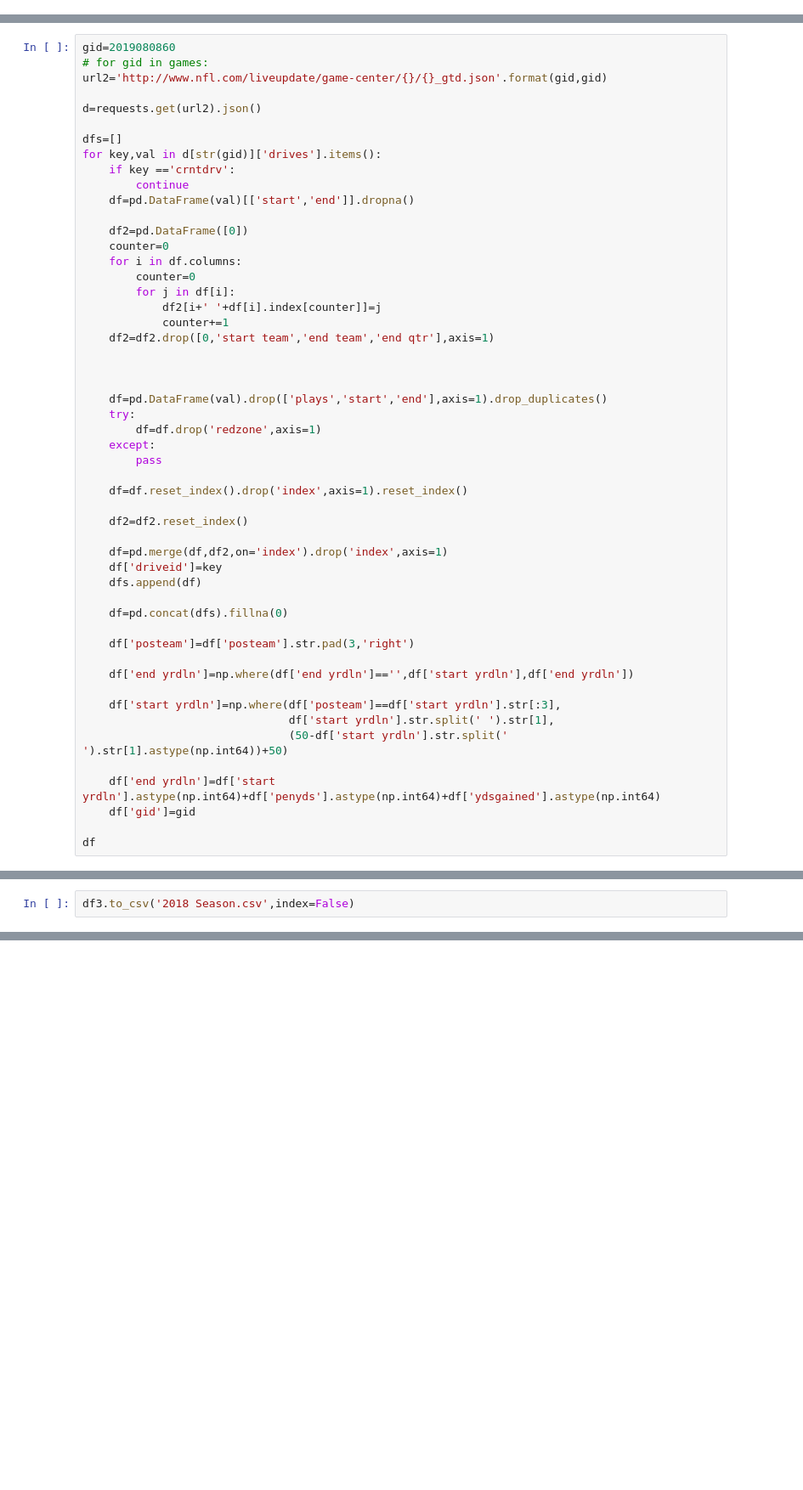
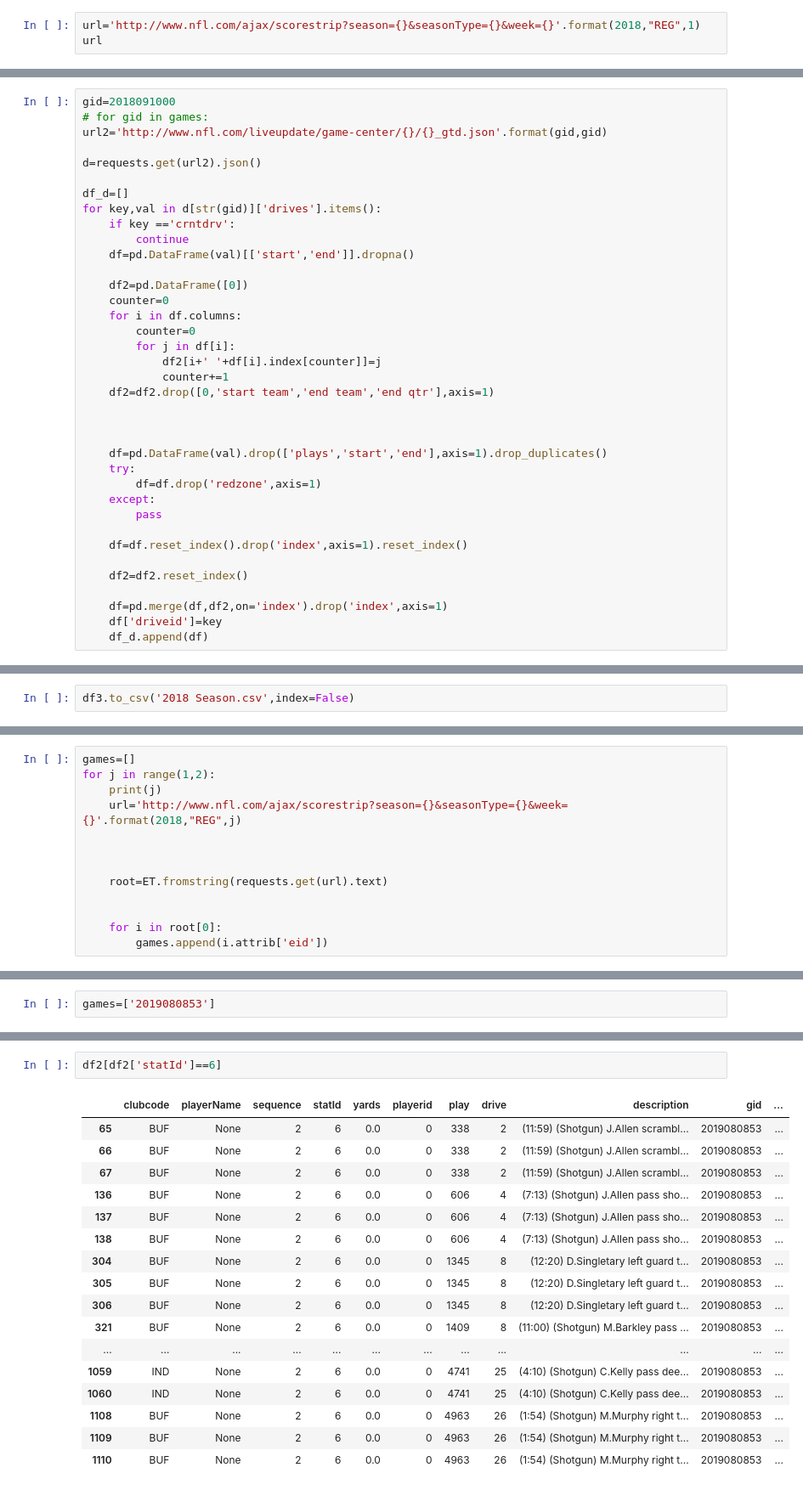
Before and after one commit to loegare/Fantasy_Football, a Jupyter notebook: NFL.ipynb, the cells around one changed output, grey strips where cells are left out. Shown at 85% size. Cells and saved outputs as stored; diff of their text form; blank space fills up the shorter version.

```diff
--- a/NFL.ipynb
+++ b/NFL.ipynb
@@ -43 +21,4 @@ url
+# %%
+url='http://www.nfl.com/ajax/scorestrip?season={}&seasonType={}&week={}'.format(2018,"REG",1)
+url
 # %%
@@ -63,11 +26,11 @@ games
 # %%
-gid=2019080860
+gid=2018091000
 # for gid in games:
 url2='http://www.nfl.com/liveupdate/game-center/{}/{}_gtd.json'.format(gid,gid)
 
 d=requests.get(url2).json()
 
-dfs=[]
+df_d=[]
 for key,val in d[str(gid)]['drives'].items():
     if key =='crntdrv':
         continue
@@ -96,19 +59,4 @@ for key,val in d[str(gid)]['drives'].items():
 
     df=pd.merge(df,df2,on='index').drop('index',axis=1)
     df['driveid']=key
-    dfs.append(df)
-
-    df=pd.concat(dfs).fillna(0)
-
-    df['posteam']=df['posteam'].str.pad(3,'right')
-
-    df['end yrdln']=np.where(df['end yrdln']=='',df['start yrdln'],df['end yrdln'])
-
-    df['start yrdln']=np.where(df['posteam']==df['start yrdln'].str[:3],
-                               df['start yrdln'].str.split(' ').str[1],
-                               (50-df['start yrdln'].str.split(' ').str[1].astype(np.int64))+50)
-
-    df['end yrdln']=df['start yrdln'].astype(np.int64)+df['penyds'].astype(np.int64)+df['ydsgained'].astype(np.int64)
-    df['gid']=gid
-
-df
+    df_d.append(df)
@@ -256,0 +163,13 @@ df3.to_csv('2018 Season.csv',index=False)
+# %%
+games=[]
+for j in range(1,2):
+    print(j)
+    url='http://www.nfl.com/ajax/scorestrip?season={}&seasonType={}&week={}'.format(2018,"REG",j)
+
+
+
+    root=ET.fromstring(requests.get(url).text)
+
+
+    for i in root[0]:
+        games.append(i.attrib['eid'])
@@ -256,0 +178,2 @@ df3.to_csv('2018 Season.csv',index=False)
+# %%
+games=['2019080853']
@@ -256,0 +347,20 @@ df3.to_csv('2018 Season.csv',index=False)
+# %%
+df2[df2['statId']==6]
+# %% [output]
+|  | clubcode | playerName | sequence | statId | yards | playerid | play | drive | description | gid | ... |
+| 65 | BUF | None | 2 | 6 | 0.0 | 0 | 338 | 2 | (11:59) (Shotgun) J.Allen scrambl... | 2019080853 | ... |
+| 66 | BUF | None | 2 | 6 | 0.0 | 0 | 338 | 2 | (11:59) (Shotgun) J.Allen scrambl... | 2019080853 | ... |
+| 67 | BUF | None | 2 | 6 | 0.0 | 0 | 338 | 2 | (11:59) (Shotgun) J.Allen scrambl... | 2019080853 | ... |
+| 136 | BUF | None | 2 | 6 | 0.0 | 0 | 606 | 4 | (7:13) (Shotgun) J.Allen pass sho... | 2019080853 | ... |
+| 137 | BUF | None | 2 | 6 | 0.0 | 0 | 606 | 4 | (7:13) (Shotgun) J.Allen pass sho... | 2019080853 | ... |
+| 138 | BUF | None | 2 | 6 | 0.0 | 0 | 606 | 4 | (7:13) (Shotgun) J.Allen pass sho... | 2019080853 | ... |
+| 304 | BUF | None | 2 | 6 | 0.0 | 0 | 1345 | 8 | (12:20) D.Singletary left guard t... | 2019080853 | ... |
+| 305 | BUF | None | 2 | 6 | 0.0 | 0 | 1345 | 8 | (12:20) D.Singletary left guard t... | 2019080853 | ... |
+| 306 | BUF | None | 2 | 6 | 0.0 | 0 | 1345 | 8 | (12:20) D.Singletary left guard t... | 2019080853 | ... |
+| 321 | BUF | None | 2 | 6 | 0.0 | 0 | 1409 | 8 | (11:00) (Shotgun) M.Barkley pass ... | 2019080853 | ... |
+| ... | ... | ... | ... | ... | ... | ... | ... | ... | ... | ... | ... |
+| 1059 | IND | None | 2 | 6 | 0.0 | 0 | 4741 | 25 | (4:10) (Shotgun) C.Kelly pass dee... | 2019080853 | ... |
+| 1060 | IND | None | 2 | 6 | 0.0 | 0 | 4741 | 25 | (4:10) (Shotgun) C.Kelly pass dee... | 2019080853 | ... |
+| 1108 | BUF | None | 2 | 6 | 0.0 | 0 | 4963 | 26 | (1:54) (Shotgun) M.Murphy right t... | 2019080853 | ... |
+| 1109 | BUF | None | 2 | 6 | 0.0 | 0 | 4963 | 26 | (1:54) (Shotgun) M.Murphy right t... | 2019080853 | ... |
+| 1110 | BUF | None | 2 | 6 | 0.0 | 0 | 4963 | 26 | (1:54) (Shotgun) M.Murphy right t... | 2019080853 | ... |
```
Also changed, not shown: parts of 37 cells of this notebook, 2 other files.
